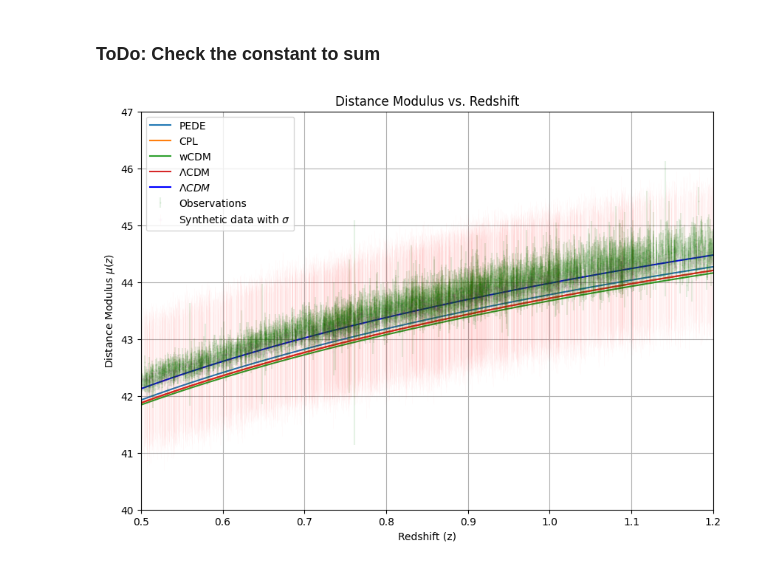
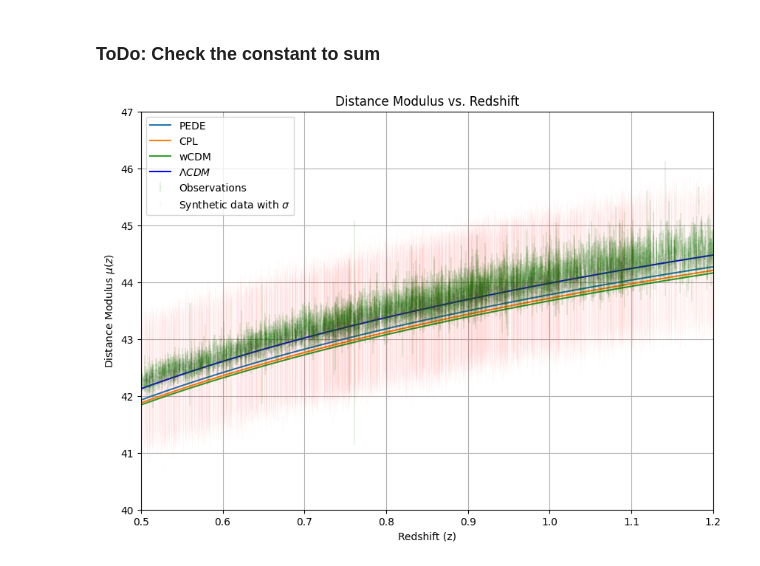
Before and after one commit to igomezv/LSST_DE_neural_reconstruction, a Jupyter notebook: Load_large_model.ipynb, the cells around one changed output. Saved outputs shown, nothing was run; the diff lists cells and outputs as text; code cells hidden in the pictures.

```diff
--- a/Load_large_model.ipynb
+++ b/Load_large_model.ipynb
@@ -220,38 +292,36 @@ z_values = np.linspace(0, 1.2, 100)
 mu_PEDE_values = [mu(z, H0, Omega_m0, Omega_DE0, model='PEDE')+27 for z in z_values]
 mu_CPL_values = [mu(z, H0, Omega_m0, Omega_DE0, model='CPL', w0=w0, wa=wa)+27 for z in z_values]
 mu_wCDM_values = [mu(z, H0, Omega_m0, Omega_DE0, model='wCDM', w=w)+27 for z in z_values]
-mu_LambdaCDM_values = [mu(z, H0, Omega_m0, Omega_DE0, model='wCDM', w=-1)+27 for z in z_values]
 
 
 # Plotting
 plt.figure(figsize=(10, 7), dpi=100)
 plt.plot(z_values, mu_PEDE_values, label='PEDE')
 plt.plot(z_values, mu_CPL_values, label='CPL')
 plt.plot(z_values, mu_wCDM_values, label='wCDM')
-plt.plot(z_values, mu_LambdaCDM_values, label='$\Lambda$CDM')
 
 
 # Plotting
 # plt.figure(figsize=(10, 7), dpi=100)
 # plt.figure(figsize=(5, 4), dpi=100)
 sigma = np.sqrt(std_mc_dropout[:, 0]**2 + std_mc_dropout[:, 1]**2+ prediction_mc_dropout[:,1]**2)
 
 
 # plt.scatter(scalerz.inverse_transform(zz), yy, color='k', label='Original cosmic chronometers')
 plt.plot(zmodel, flcdm, label='$\Lambda CDM$', c='b')
 plt.errorbar(df_data['zCMB'], df_data['MU'], df_data['errors'], fmt='g.', markersize=1, alpha=0.1, label='Observations')
 plt.errorbar(z_or, prediction_mc_dropout[:,0], yerr=sigma, markersize=2, fmt='o',
              ecolor='r', capthick=2, elinewidth=0.8, alpha=0.015, c='m',
              label='Synthetic data with $\sigma$')
 
 
 plt.xlabel('Redshift (z)')
 plt.ylabel('Distance Modulus $\mu(z)$')
 plt.title('Distance Modulus vs. Redshift')
 plt.legend()
 plt.xlim(0.5,1.2)
 plt.ylim(40,47)
 plt.grid(True)
 plt.show()
 # %% [output]
-[figure, old version]
+[figure, new version]
```
Also changed, not shown: parts of 4 cells of this notebook.
